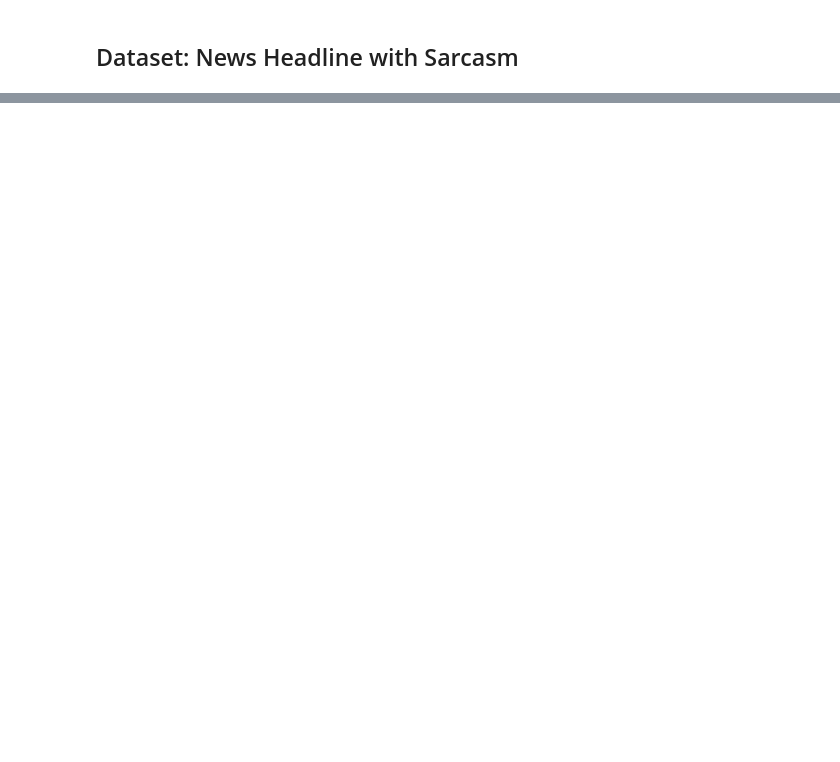
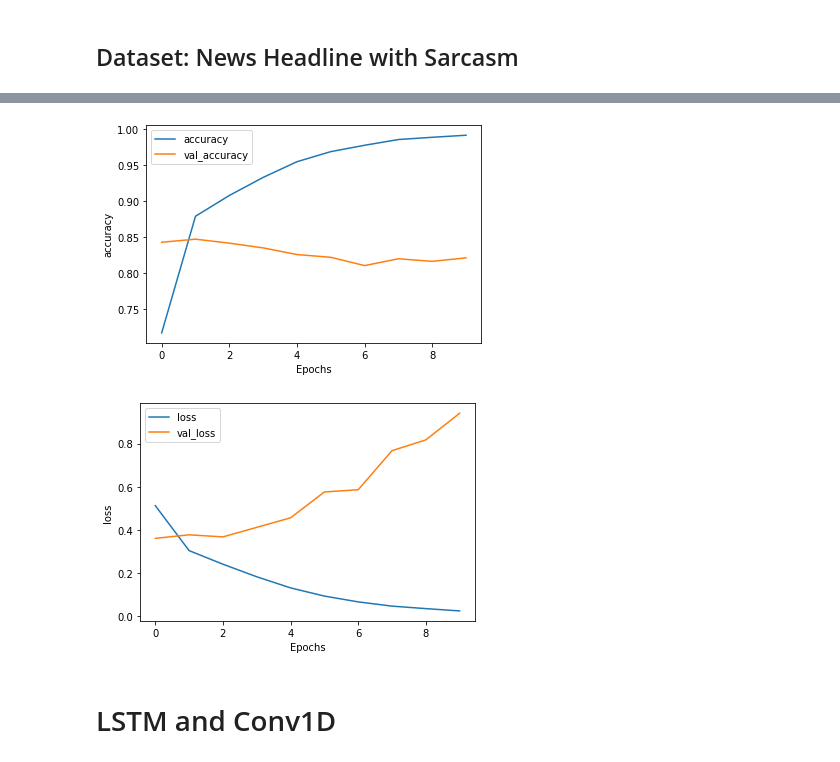
Before and after one commit to kocabiyik/tf-learn, a Jupyter notebook: 03_02-nlp-binary-classification.ipynb, the cells around one changed output, grey strips where cells are left out. Cells and saved outputs as stored; diff of their text form; code cells hidden in the pictures; blank space fills up the shorter version.

```diff
--- a/03_02-nlp-binary-classification.ipynb
+++ b/03_02-nlp-binary-classification.ipynb
@@ -73,0 +109,16 @@ oov_tok = '<UNK>'
+# %%
+training_sentences = []
+training_labels = []
+testing_sentences = []
+testing_labels = []
+
+for s,l in train_data:
+    training_sentences.append(str(s.numpy()))
+    training_labels.append(l.numpy())
+
+for s,l in test_data:
+    testing_sentences.append(str(s.numpy()))
+    testing_labels.append(l.numpy())
+
+training_labels_final = np.array(training_labels)
+testing_labels_final = np.array(testing_labels)
@@ -74,11 +177,10 @@ oov_tok = '<UNK>'
 # %%
 model = tf.keras.Sequential([
     tf.keras.layers.Embedding(vocab_size, embedding_dim, input_length=max_length),
-    tf.keras.layers.Flatten(),
-    tf.keras.layers.Dense(units=6, activation='relu'),
-    tf.keras.layers.Dense(units=1, activation='sigmoid')
+    tf.keras.layers.Bidirectional(tf.keras.layers.GRU(32)),
+    tf.keras.layers.Dense(6, activation='relu'),
+    tf.keras.layers.Dense(1, activation='sigmoid')
 ])
-
 model.compile(loss='binary_crossentropy', optimizer='adam', metrics=['accuracy'])
 model.summary()
 # %% [output]
@@ -117,0 +203,8 @@ Epoch 4/4
+# %%
+num_epochs = 10
+history = model.fit(
+    padded,
+    training_labels_final,
+    epochs=num_epochs,
+    validation_data=(testing_padded, testing_labels_final)
+)
@@ -117,0 +229,18 @@ Epoch 4/4
+# %%
+import matplotlib.pyplot as plt
+
+def plot_graphs(history, string):
+    plt.plot(history.history[string])
+    plt.plot(history.history['val_'+string])
+    plt.xlabel("Epochs")
+    plt.ylabel(string)
+    plt.legend([string, 'val_'+string])
+    plt.show()
+
+plot_graphs(history, 'accuracy')
+plot_graphs(history, 'loss')
+# %% [output]
+[figure, added]
+[figure, added]
+# %% [markdown]
+# LSTM and Conv1D
```
Also changed, not shown: parts of 19 cells of this notebook, 2 other files.
